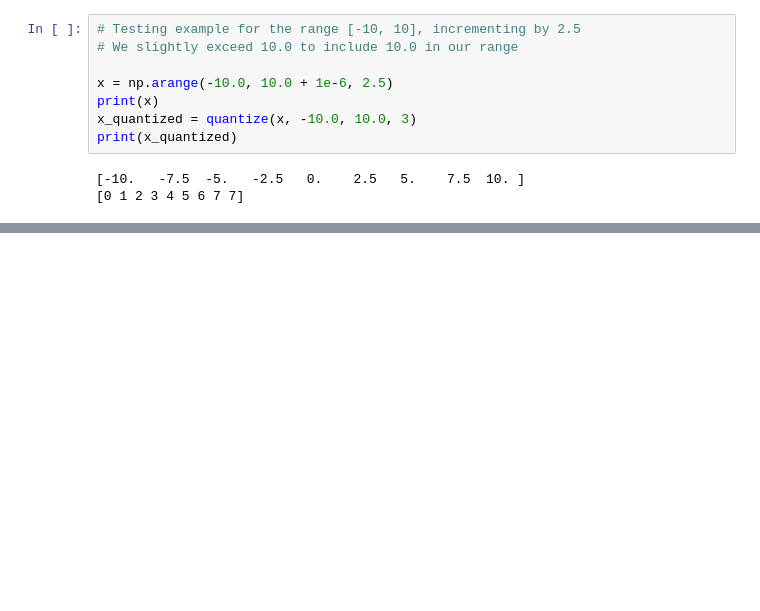
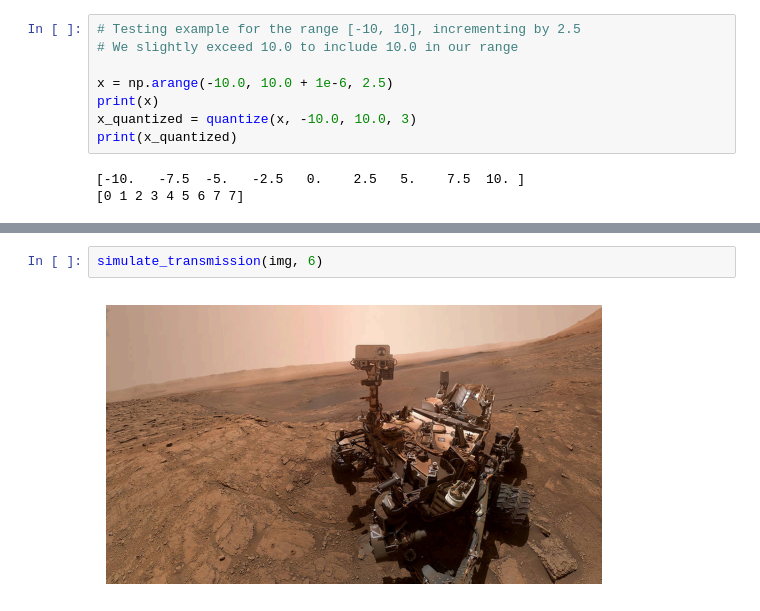
Before and after one commit to khanhcodes/efficient_DL, a Jupyter notebook: chap-2-compression-techniques/1-data-quantization.ipynb, the cells around one changed output, grey strips where cells are left out. Saved outputs shown, nothing was run; the diff lists cells and outputs as text; blank space fills up the shorter version.

```diff
--- a/chap-2-compression-techniques/1-data-quantization.ipynb
+++ b/chap-2-compression-techniques/1-data-quantization.ipynb
@@ -35,0 +78,4 @@ print(x_quantized)
+# %%
+simulate_transmission(img, 6)
+# %% [output]
+[figure, added]
```
Also changed, not shown: parts of 10 cells of this notebook, 1 other file.
